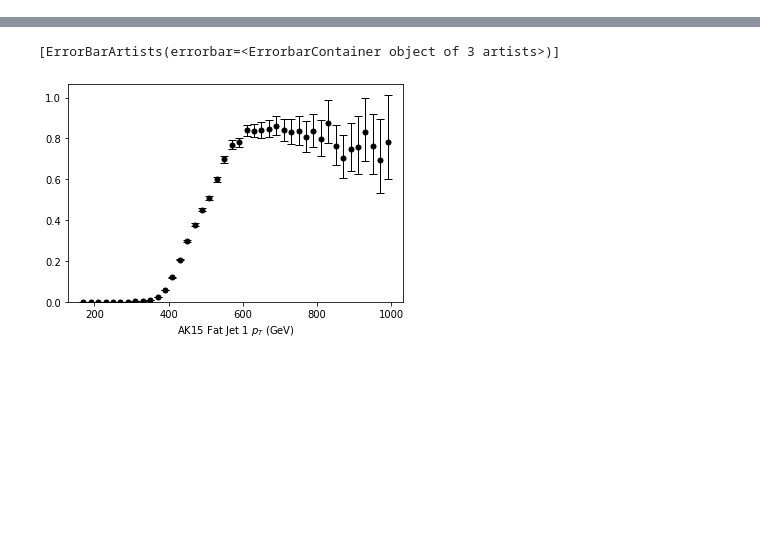
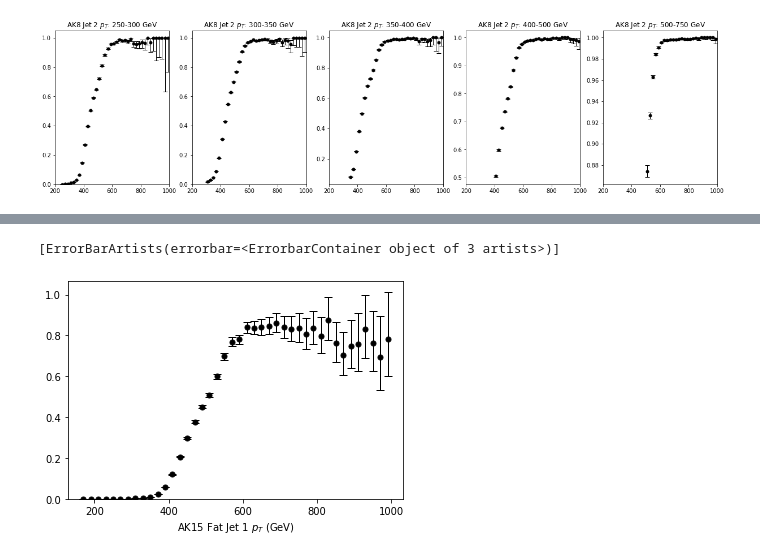
Before and after one commit to rkansal47/HHbbVV, a Jupyter notebook: binder/plotJetHTTriggerEfficiencies_1D_Jul15.ipynb, the cells around one changed output, grey strips where cells are left out. Cells and saved outputs as stored; diff of their text form; code cells hidden in the pictures; blank space fills up the shorter version.

```diff
--- a/binder/plotJetHTTriggerEfficiencies_1D_Jul15.ipynb
+++ b/binder/plotJetHTTriggerEfficiencies_1D_Jul15.ipynb
@@ -55,5 +58,26 @@ print(jetpt_den[0,:])
 [1000,  inf) 240     |                                                       |
                      +-------------------------------------------------------+
+# %%
+fig, ax = plt.subplots(1, 5, figsize=(21,5))
+
+jetstr = 'AK8' if 'ak8' in tag else 'AK15'
+
+ptbins = ['0-250','250-300', '300-350', '350-400', '400-500', '500-750', '750-1000']
+for i in range(1,6):
+    hep.histplot(jetpt_num[i,:]/jetpt_den[i,:],
+                 # yerr is the relative shift from the y value
+                 yerr=abs(clopper_pearson_interval(jetpt_num[i,:].view(), jetpt_den[i,:].view()) - jetpt_num[i,:].view()/jetpt_den[i,:].view()),
+                 ax = ax[i-1],
+                 histtype='errorbar', color='k', capsize=4, elinewidth=1,
+
+    )
+    #ax[i-1].set_ylim(0, 1)
+    ax[i-1].set_xlim(200, 1000)
+    ax[i-1].set_title(f'{jetstr} Jet 2 $p_T$: {ptbins[i]} GeV')
+
+fig.savefig('1deff_%s.pdf'%tag)
+# %% [output]
+[figure, added]
 # %%
 jetpt_num[0,:].plot_ratio(jetpt_den[0,:])
 # %% [output]
```
Also changed, not shown: parts of 8 cells of this notebook, 15 other files.
